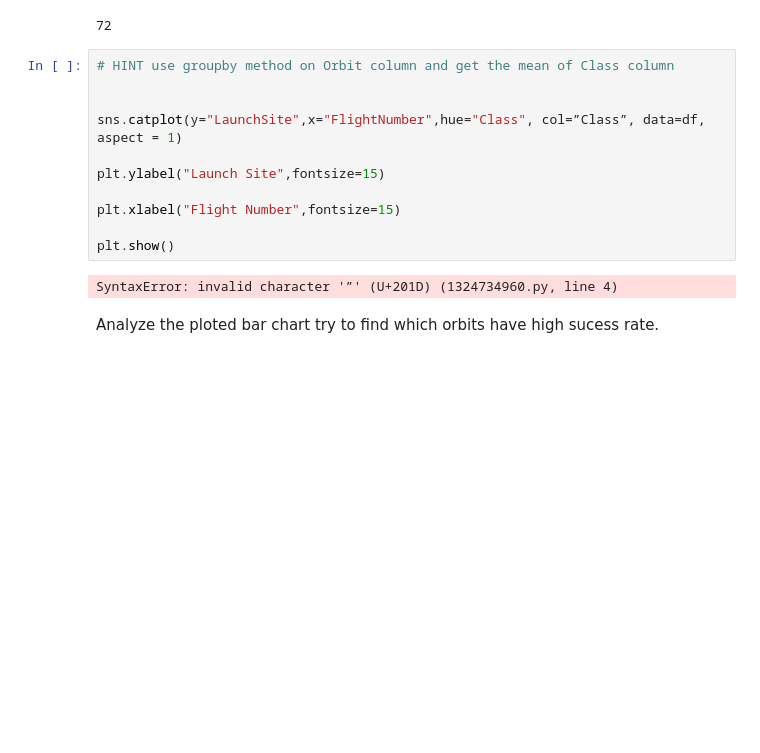
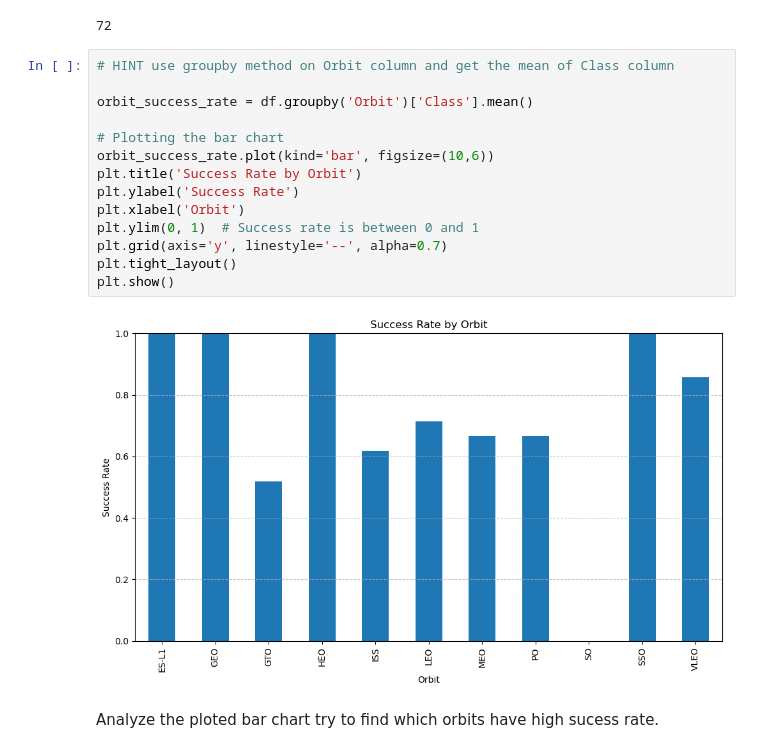
Before and after one commit to notnomar/IBM-Course-Capstone-Project, a Jupyter notebook: jupyter-labs-eda-dataviz-v2.ipynb, the cells around one changed output. Saved outputs shown, nothing was run; the diff lists cells and outputs as text; blank space fills up the shorter version.

```diff
--- a/jupyter-labs-eda-dataviz-v2.ipynb
+++ b/jupyter-labs-eda-dataviz-v2.ipynb
@@ -123,19 +123,22 @@ features_one_hot = pd.get_dummies(features)
 print(features_one_hot.shape[1])  # This tells you the number of columns
 # %% [output]
 72
-# %%
-# HINT use groupby method on Orbit column and get the mean of Class column
-
-
-sns.catplot(y="LaunchSite",x="FlightNumber",hue="Class", col=”Class”, data=df, aspect = 1)
-
-plt.ylabel("Launch Site",fontsize=15)
-
-plt.xlabel("Flight Number",fontsize=15)
-
-plt.show()
-# %% [output]
-SyntaxError: invalid character '”' (U+201D) (1324734960.py, line 4)
+# %%
+# HINT use groupby method on Orbit column and get the mean of Class column
+
+orbit_success_rate = df.groupby('Orbit')['Class'].mean()
+
+# Plotting the bar chart
+orbit_success_rate.plot(kind='bar', figsize=(10,6))
+plt.title('Success Rate by Orbit')
+plt.ylabel('Success Rate')
+plt.xlabel('Orbit')
+plt.ylim(0, 1)  # Success rate is between 0 and 1
+plt.grid(axis='y', linestyle='--', alpha=0.7)
+plt.tight_layout()
+plt.show()
+# %% [output]
+[figure, added]
 # %% [markdown]
 Analyze the ploted bar chart try to find which orbits have high sucess rate.
 # %% [markdown]
```
